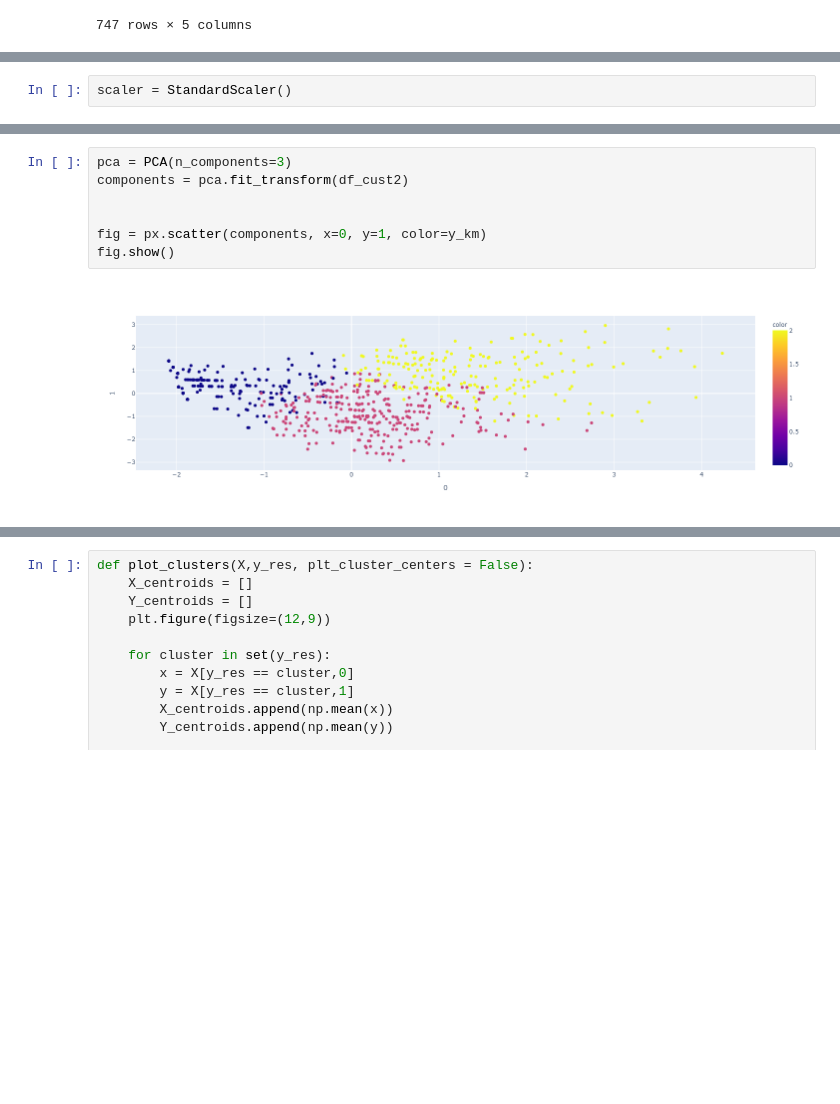
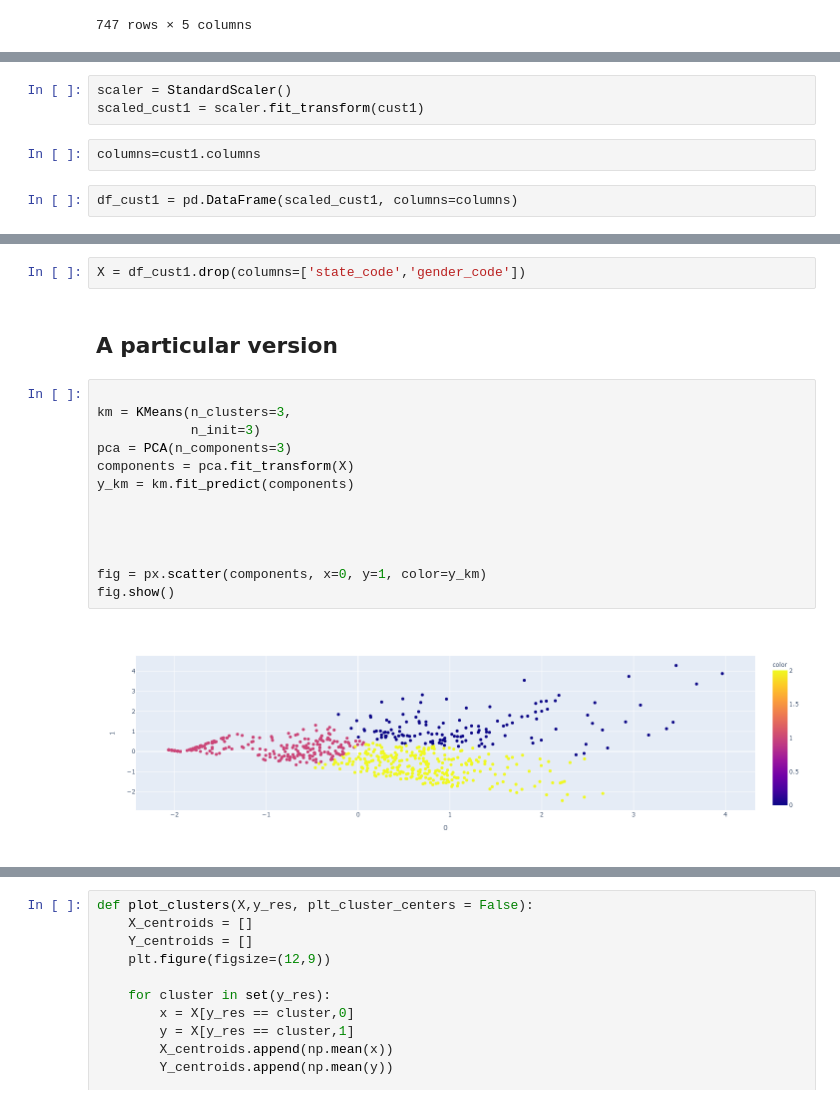
Before and after one commit to elslb/LH_mini_project_3, a Jupyter notebook: mini_project_3.ipynb, the cells around one changed output, grey strips where cells are left out. Cells and saved outputs as stored; diff of their text form; blank space fills up the shorter version.

```diff
--- a/mini_project_3.ipynb
+++ b/mini_project_3.ipynb
@@ -60,2 +114,7 @@ df_cust2
 # %%
 scaler = StandardScaler()
+scaled_cust1 = scaler.fit_transform(cust1)
+# %%
+columns=cust1.columns
+# %%
+df_cust1 = pd.DataFrame(scaled_cust1, columns=columns)
@@ -62,11 +137,21 @@ scaler = StandardScaler()
+# %%
+X = df_cust1.drop(columns=['state_code','gender_code'])
+# %% [markdown]
+## A particular version
 # %%
+
+km = KMeans(n_clusters=3,
+            n_init=3)
 pca = PCA(n_components=3)
-components = pca.fit_transform(df_cust2)
+components = pca.fit_transform(X)
+y_km = km.fit_predict(components)
+
+
 
 
 fig = px.scatter(components, x=0, y=1, color=y_km)
 fig.show()
 # %% [output]
-[figure, old version]
+[figure, new version]
 # %%
 pca = PCA()
```
Also changed, not shown: parts of 51 cells of this notebook.
